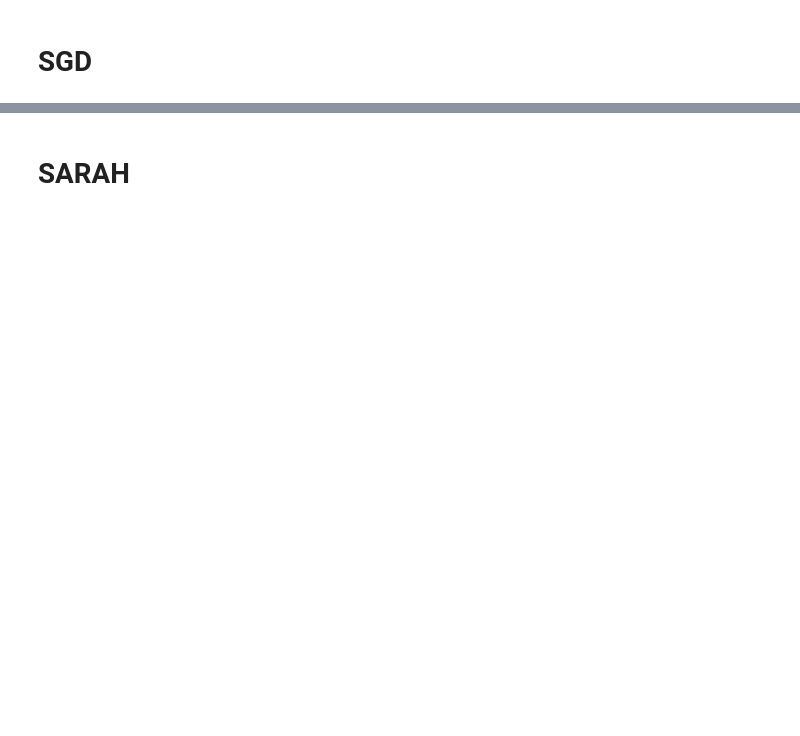
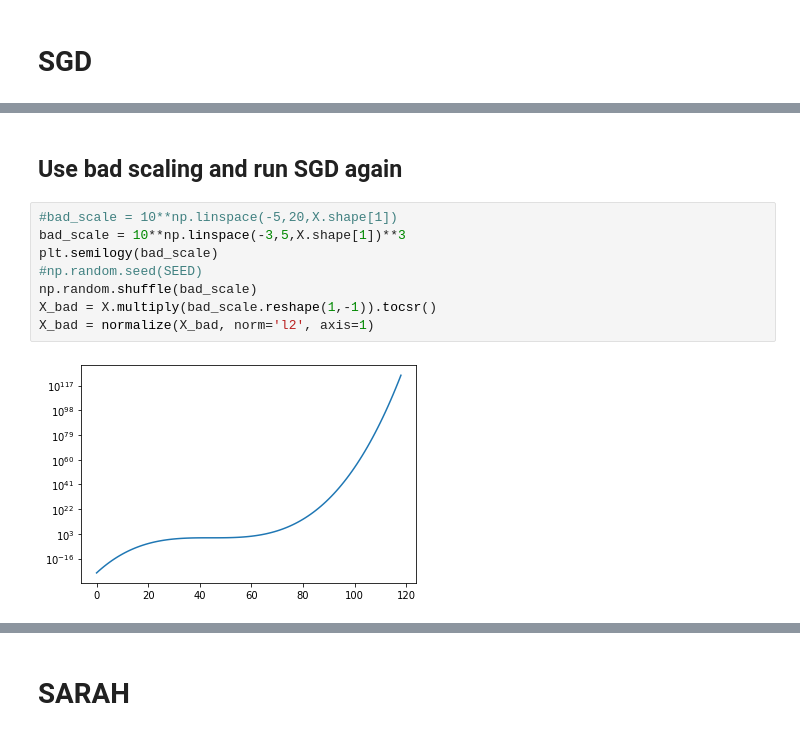
Before and after one commit to zeligism/PrecondUpdate, a Jupyter notebook: Scaled_VR_Methods.ipynb, the cells around one changed output, grey strips where cells are left out. Saved outputs shown, nothing was run; the diff lists cells and outputs as text; blank space fills up the shorter version.

```diff
--- a/Scaled_VR_Methods.ipynb
+++ b/Scaled_VR_Methods.ipynb
@@ -138,0 +202,12 @@ Wall time: 6.45 s
+# %% [markdown]
+## Use bad scaling and run SGD again
+# %%
+#bad_scale = 10**np.linspace(-5,20,X.shape[1])
+bad_scale = 10**np.linspace(-3,5,X.shape[1])**3
+plt.semilogy(bad_scale)
+#np.random.seed(SEED)
+np.random.shuffle(bad_scale)
+X_bad = X.multiply(bad_scale.reshape(1,-1)).tocsr()
+X_bad = normalize(X_bad, norm='l2', axis=1)
+# %% [output]
+[figure, added]
```
Also changed, not shown: parts of 26 cells of this notebook.
